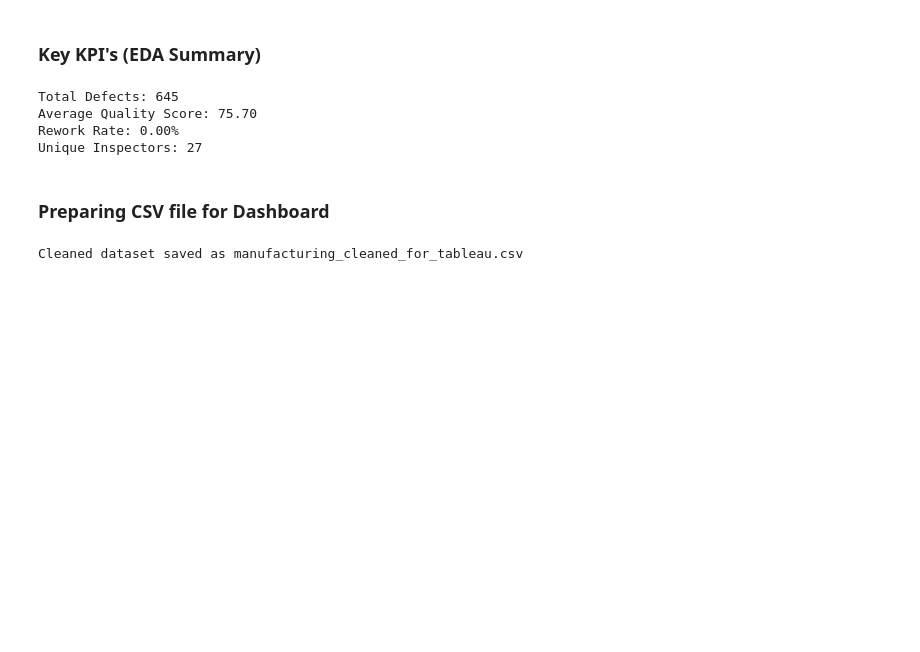
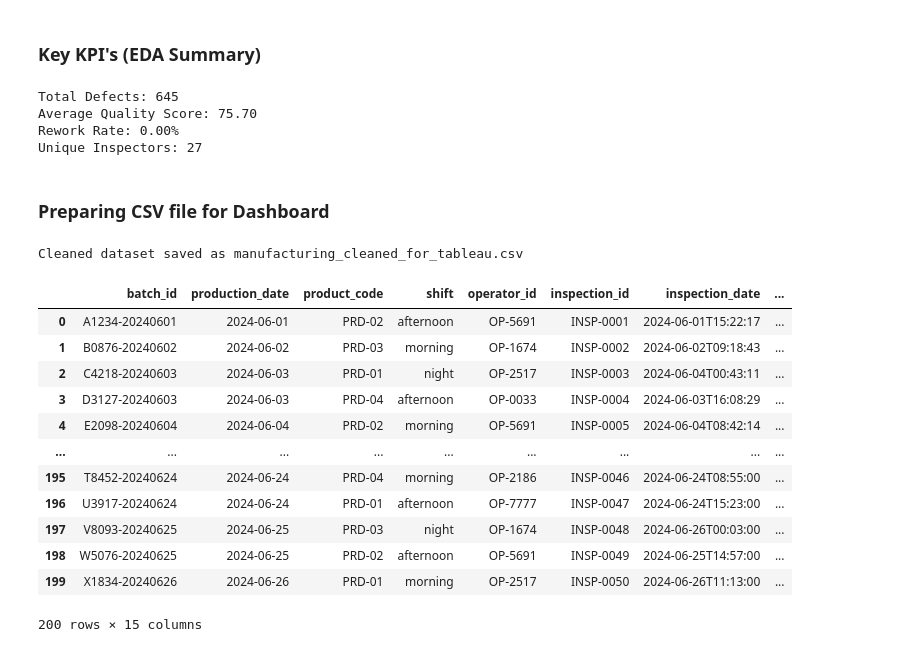
Before and after one commit to bbhatta10/Smart-Quality-Analysis, a Jupyter notebook: ManuQuality.ipynb, the cells around one changed output. Drawn from its saved outputs; the diff is of its cells as text; code cells hidden in the pictures; blank space fills up the shorter version.

```diff
--- a/ManuQuality.ipynb
+++ b/ManuQuality.ipynb
@@ -440,3 +440,19 @@ df_clean.to_csv("manufacturing_datasets_for_tableau.csv", index=False)
 print("Cleaned dataset saved as manufacturing_cleaned_for_tableau.csv")
 # %% [output]
 Cleaned dataset saved as manufacturing_cleaned_for_tableau.csv
+# %%
+df_manufacturing
+# %% [output]
+|  | batch_id | production_date | product_code | shift | operator_id | inspection_id | inspection_date | ... |
+| 0 | A1234-20240601 | 2024-06-01 | PRD-02 | afternoon | OP-5691 | INSP-0001 | 2024-06-01T15:22:17 | ... |
+| 1 | B0876-20240602 | 2024-06-02 | PRD-03 | morning | OP-1674 | INSP-0002 | 2024-06-02T09:18:43 | ... |
+| 2 | C4218-20240603 | 2024-06-03 | PRD-01 | night | OP-2517 | INSP-0003 | 2024-06-04T00:43:11 | ... |
+| 3 | D3127-20240603 | 2024-06-03 | PRD-04 | afternoon | OP-0033 | INSP-0004 | 2024-06-03T16:08:29 | ... |
+| 4 | E2098-20240604 | 2024-06-04 | PRD-02 | morning | OP-5691 | INSP-0005 | 2024-06-04T08:42:14 | ... |
+| ... | ... | ... | ... | ... | ... | ... | ... | ... |
+| 195 | T8452-20240624 | 2024-06-24 | PRD-04 | morning | OP-2186 | INSP-0046 | 2024-06-24T08:55:00 | ... |
+| 196 | U3917-20240624 | 2024-06-24 | PRD-01 | afternoon | OP-7777 | INSP-0047 | 2024-06-24T15:23:00 | ... |
+| 197 | V8093-20240625 | 2024-06-25 | PRD-03 | night | OP-1674 | INSP-0048 | 2024-06-26T00:03:00 | ... |
+| 198 | W5076-20240625 | 2024-06-25 | PRD-02 | afternoon | OP-5691 | INSP-0049 | 2024-06-25T14:57:00 | ... |
+| 199 | X1834-20240626 | 2024-06-26 | PRD-01 | morning | OP-2517 | INSP-0050 | 2024-06-26T11:13:00 | ... |
+200 rows × 15 columns
```
Also changed, not shown: parts of 19 cells of this notebook, 1 other file.
